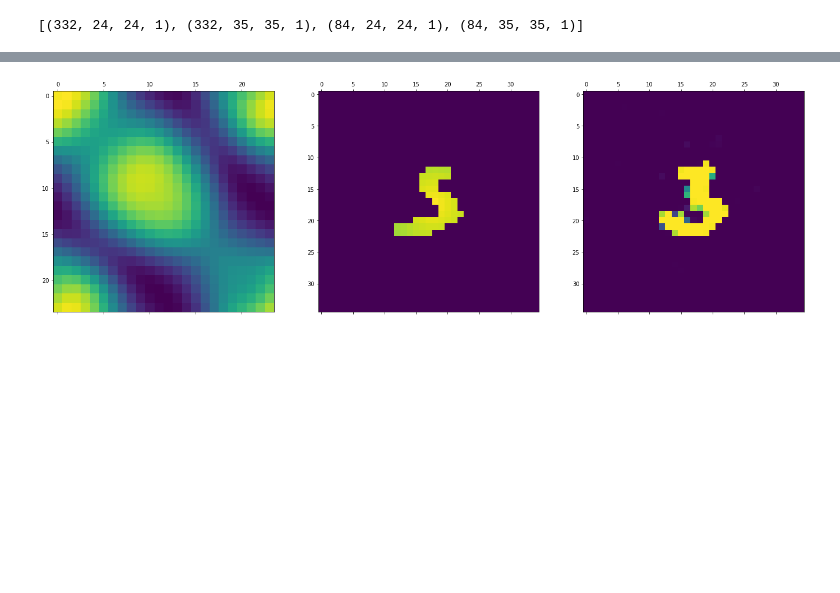
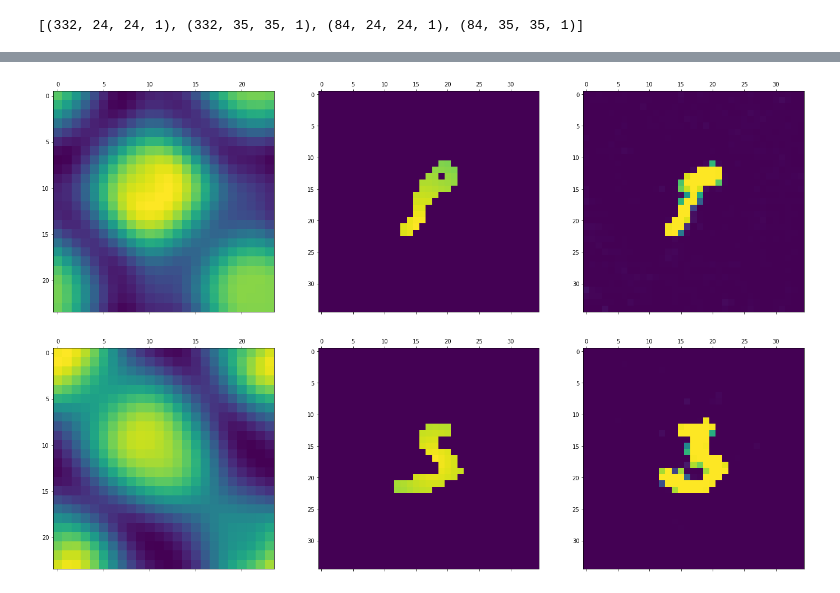
Before and after one commit to nguye82/microwave_imaging_project, a Jupyter notebook: UNET CNN.ipynb, the cells around one changed output, grey strips where cells are left out. Cells and saved outputs as stored; diff of their text form; code cells hidden in the pictures; blank space fills up the shorter version.

```diff
--- a/UNET CNN.ipynb
+++ b/UNET CNN.ipynb
@@ -253,0 +227,8 @@ pred1 = model_unet.predict(fieldMNIST_test)
+# %%
+from keras.models import load_model
+
+# Load the model
+loaded_model = load_model('model_mnist.h5')
+
+# Now, you can use the loaded model for prediction or further training
+predictions = loaded_model.predict(fieldMNIST_test)
@@ -254 +237,11 @@ pred1 = model_unet.predict(fieldMNIST_test)
+# %%
+fig, axs = plt.subplots(1, 3, figsize=(24, 24))
+
+axs[0].matshow(fieldMNIST_test[2])
+axs[1].matshow(targetMNIST_test[2])
+axs[2].matshow(predictions[2])
+
+plt.show()
+# %% [output]
+[figure, added]
 # %%
```
Also changed, not shown: parts of 26 cells of this notebook.
